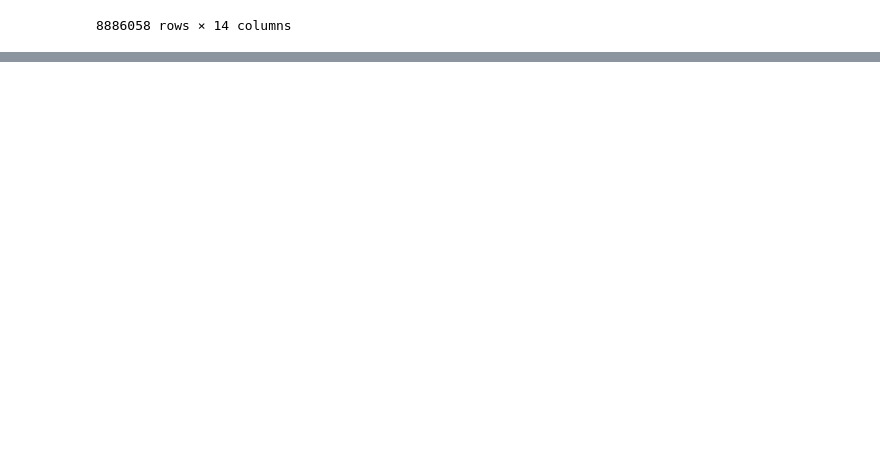
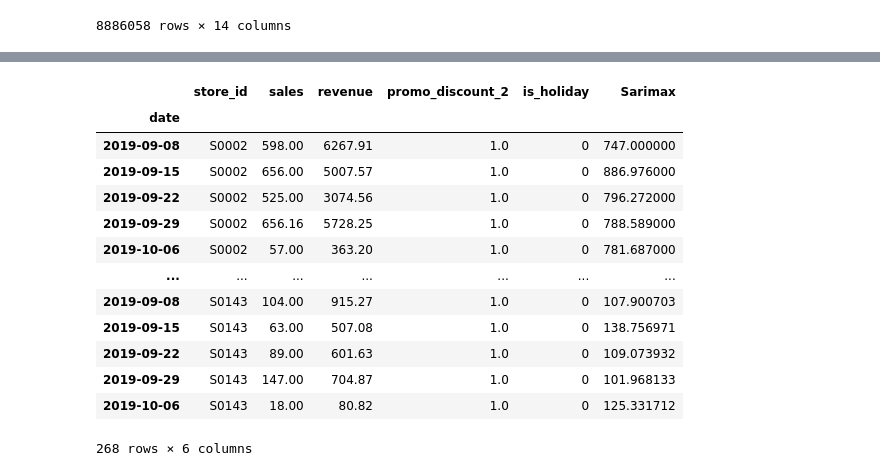
Before and after one commit to TIVEAA/Project_II, a Jupyter notebook: Project_II.ipynb, the cells around one changed output, grey strips where cells are left out. Saved outputs shown, nothing was run; the diff lists cells and outputs as text; code cells hidden in the pictures; blank space fills up the shorter version.

Commit message:
Add files via upload
Sarimax prediction added

```diff
--- a/Project_II.ipynb
+++ b/Project_II.ipynb
@@ -776,0 +678,5 @@ for store_id in store_ids:
+# %%
+# Replace promo_discount_2 values higher than 0 with 1: if there is at least 1 promotion per week and per store, the value is 1 else 0
+sales_promo['promo_discount_2'] = sales_promo['promo_discount_2'].where(sales_promo['promo_discount_2'] <= 0, 1)
+sales_promo['is_holiday'] = sales_promo['is_holiday'].where(sales_promo['is_holiday'] <= 0, 1)
+sales_promo
@@ -776,0 +698,3 @@ for store_id in store_ids:
+# %%
+sales_promo = sales_promo.reset_index(level="store_id", drop = False)
+sales_promo
@@ -776,0 +890,3 @@ for store_id in store_ids:
+# %%
+prediction_sarimax = prediction.copy()
+prediction_sarimax
@@ -776,0 +907,3 @@ for store_id in store_ids:
+# %%
+df_test_sarimax = test[~test['store_id'].isin(insufficient_data_stores)]
+df_test_sarimax
@@ -776,0 +925,22 @@ for store_id in store_ids:
+# %%
+# Assign the predicted sales to df_test
+df_test_sarimax["Sarimax"] = prediction_sarimax["predicted_sales"].values
+
+#print("Store IDs with insufficient data:", insufficient_data_stores)
+
+df_test_sarimax
+# %% [output]
+|  | store_id | sales | revenue | promo_discount_2 | is_holiday | Sarimax |
+| date |  |  |  |  |  |  |
+| 2019-09-08 | S0002 | 598.00 | 6267.91 | 1.0 | 0 | 747.000000 |
+| 2019-09-15 | S0002 | 656.00 | 5007.57 | 1.0 | 0 | 886.976000 |
+| 2019-09-22 | S0002 | 525.00 | 3074.56 | 1.0 | 0 | 796.272000 |
+| 2019-09-29 | S0002 | 656.16 | 5728.25 | 1.0 | 0 | 788.589000 |
+| 2019-10-06 | S0002 | 57.00 | 363.20 | 1.0 | 0 | 781.687000 |
+| ... | ... | ... | ... | ... | ... | ... |
+| 2019-09-08 | S0143 | 104.00 | 915.27 | 1.0 | 0 | 107.900703 |
+| 2019-09-15 | S0143 | 63.00 | 507.08 | 1.0 | 0 | 138.756971 |
+| 2019-09-22 | S0143 | 89.00 | 601.63 | 1.0 | 0 | 109.073932 |
+| 2019-09-29 | S0143 | 147.00 | 704.87 | 1.0 | 0 | 101.968133 |
+| 2019-10-06 | S0143 | 18.00 | 80.82 | 1.0 | 0 | 125.331712 |
+268 rows × 6 columns
```
Also changed, not shown: parts of 20 cells of this notebook.
